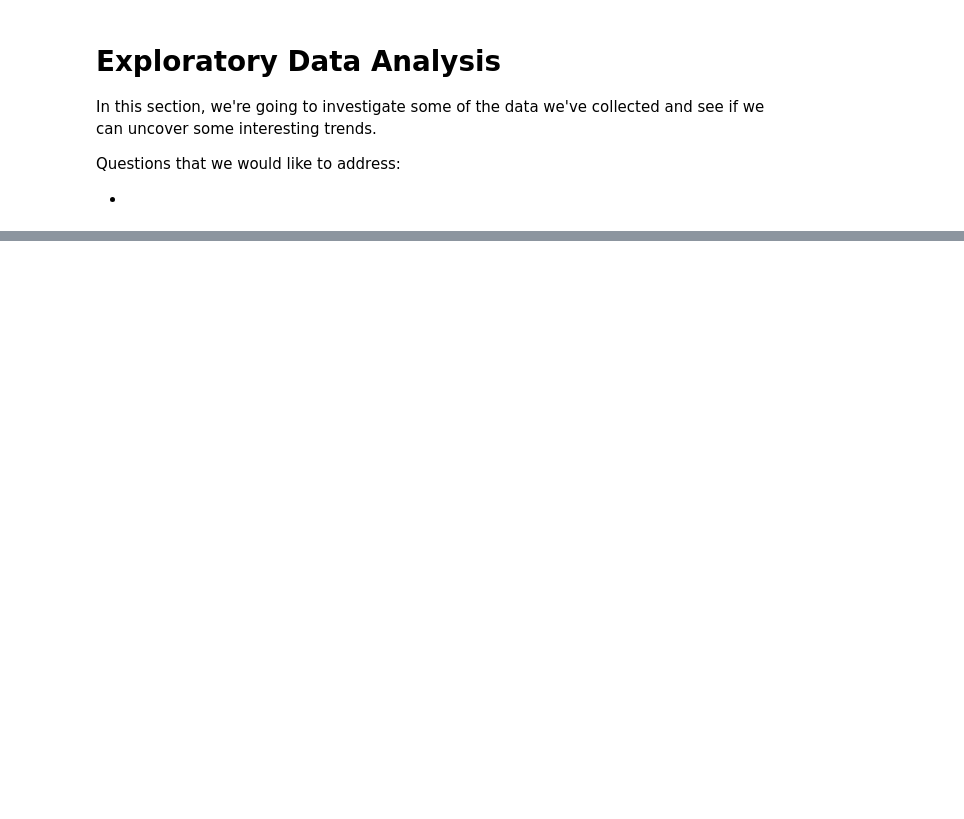
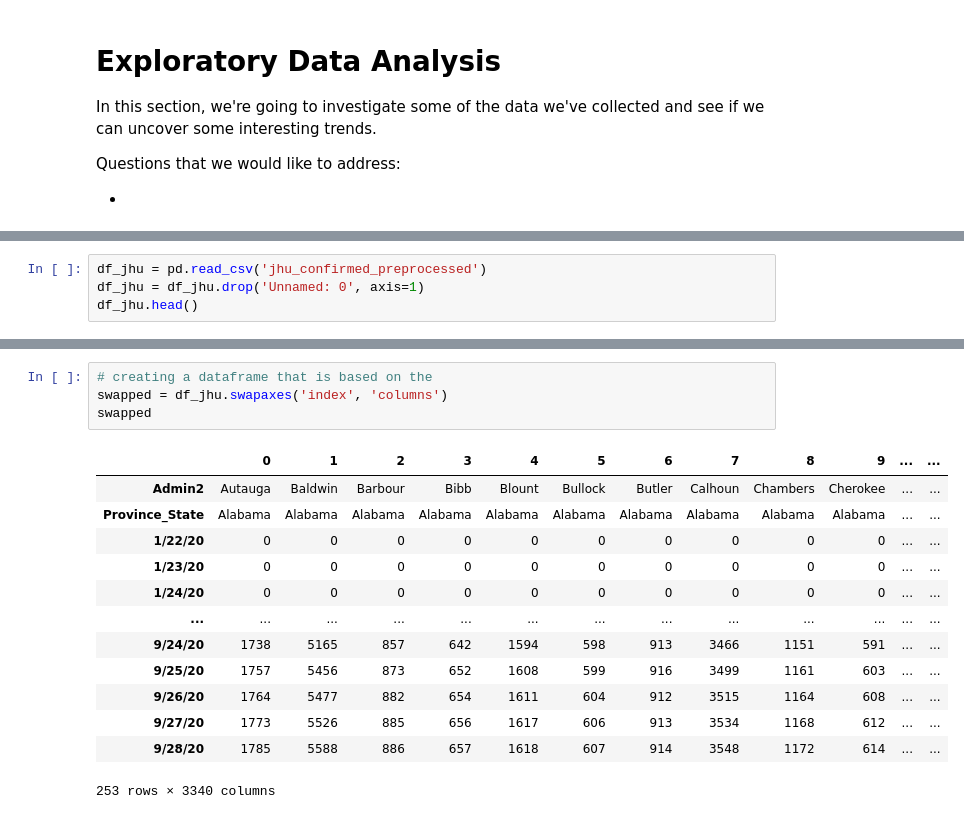
Before and after one commit to bmauss/COVID_Forecast, a Jupyter notebook: 2 Exploratory Data Analysis.ipynb, the cells around one changed output, grey strips where cells are left out. Saved outputs shown, nothing was run; the diff lists cells and outputs as text; blank space fills up the shorter version.

```diff
--- a/2 Exploratory Data Analysis.ipynb
+++ b/2 Exploratory Data Analysis.ipynb
@@ -14,0 +146,4 @@ import seaborn as sns
+# %%
+df_jhu = pd.read_csv('jhu_confirmed_preprocessed')
+df_jhu = df_jhu.drop('Unnamed: 0', axis=1)
+df_jhu.head()
@@ -14,0 +188,18 @@ import seaborn as sns
+# %%
+# creating a dataframe that is based on the
+swapped = df_jhu.swapaxes('index', 'columns')
+swapped
+# %% [output]
+|  | 0 | 1 | 2 | 3 | 4 | 5 | 6 | 7 | 8 | 9 | ... | ... |
+| Admin2 | Autauga | Baldwin | Barbour | Bibb | Blount | Bullock | Butler | Calhoun | Chambers | Cherokee | ... | ... |
+| Province_State | Alabama | Alabama | Alabama | Alabama | Alabama | Alabama | Alabama | Alabama | Alabama | Alabama | ... | ... |
+| 1/22/20 | 0 | 0 | 0 | 0 | 0 | 0 | 0 | 0 | 0 | 0 | ... | ... |
+| 1/23/20 | 0 | 0 | 0 | 0 | 0 | 0 | 0 | 0 | 0 | 0 | ... | ... |
+| 1/24/20 | 0 | 0 | 0 | 0 | 0 | 0 | 0 | 0 | 0 | 0 | ... | ... |
+| ... | ... | ... | ... | ... | ... | ... | ... | ... | ... | ... | ... | ... |
+| 9/24/20 | 1738 | 5165 | 857 | 642 | 1594 | 598 | 913 | 3466 | 1151 | 591 | ... | ... |
+| 9/25/20 | 1757 | 5456 | 873 | 652 | 1608 | 599 | 916 | 3499 | 1161 | 603 | ... | ... |
+| 9/26/20 | 1764 | 5477 | 882 | 654 | 1611 | 604 | 912 | 3515 | 1164 | 608 | ... | ... |
+| 9/27/20 | 1773 | 5526 | 885 | 656 | 1617 | 606 | 913 | 3534 | 1168 | 612 | ... | ... |
+| 9/28/20 | 1785 | 5588 | 886 | 657 | 1618 | 607 | 914 | 3548 | 1172 | 614 | ... | ... |
+253 rows × 3340 columns
```
Also changed, not shown: parts of 22 cells of this notebook, 6 other files.
